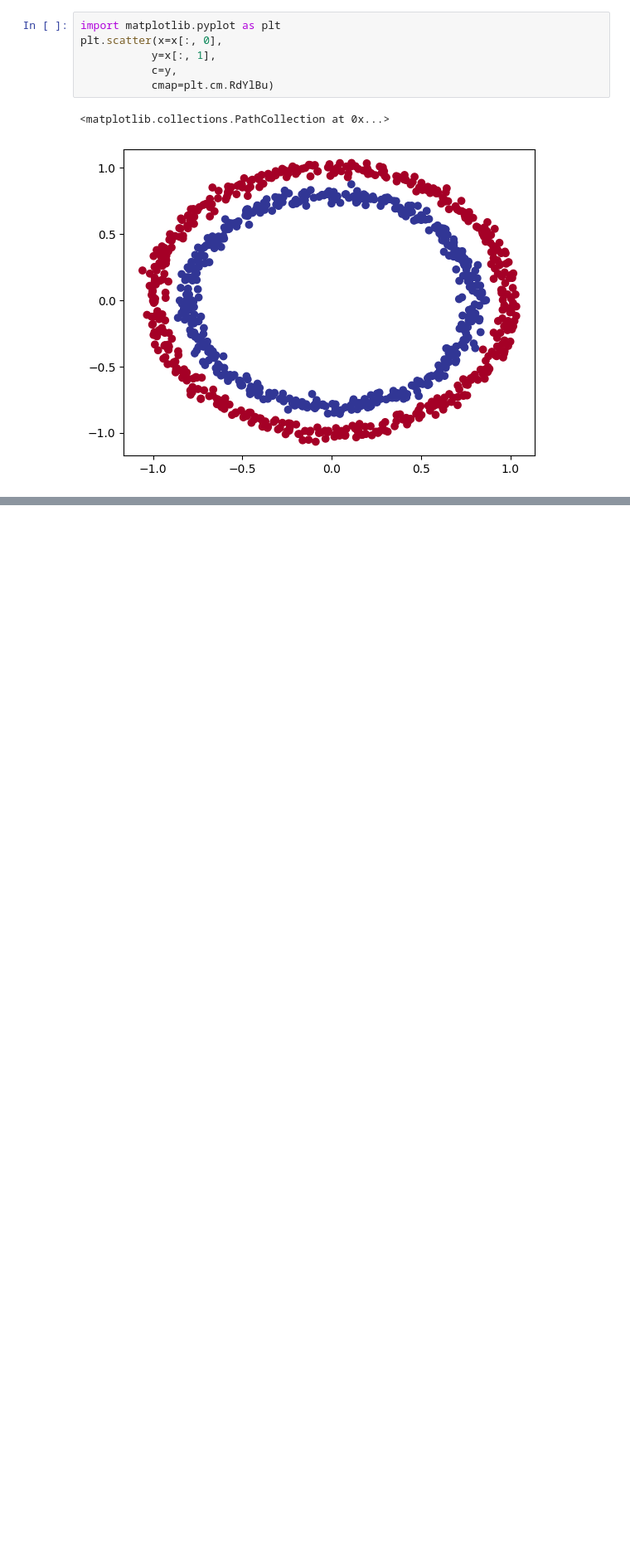
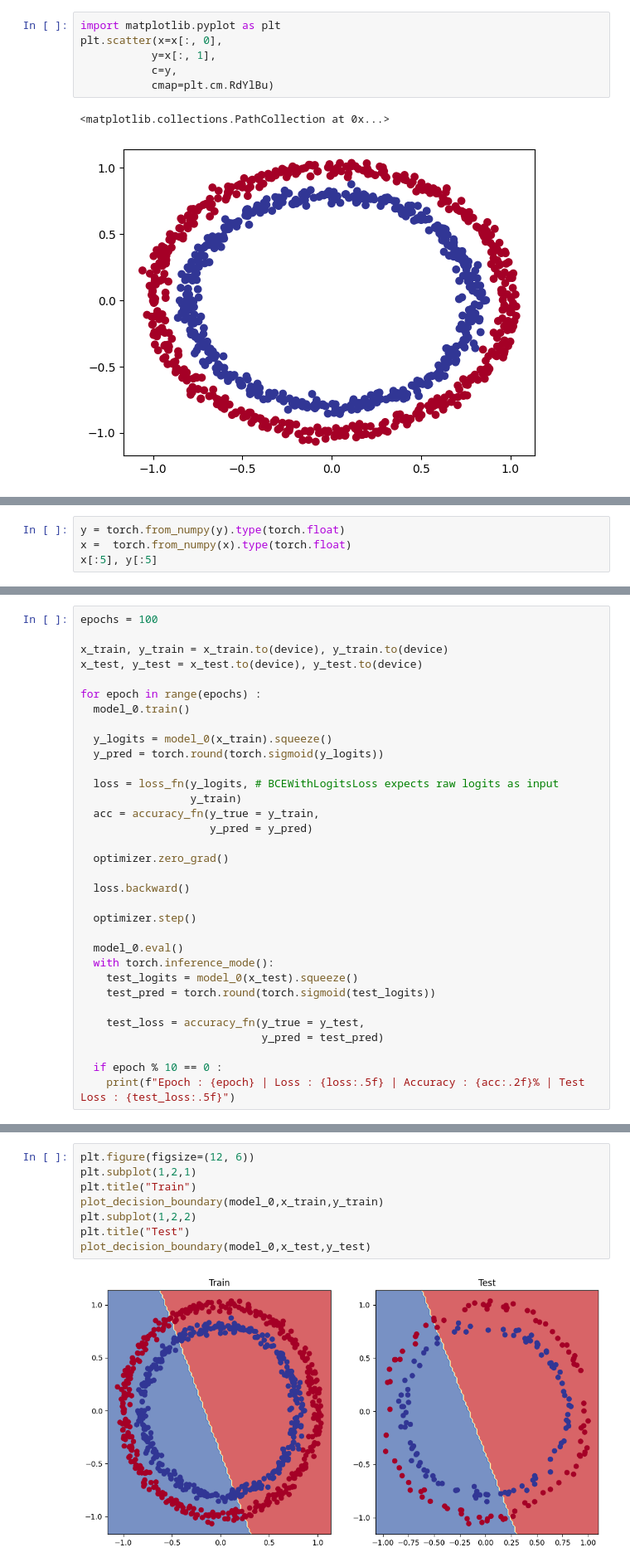
Before and after one commit to tokyustay/pytorch, a Jupyter notebook: PyTorch for Deep Learning & Machine Learning/pytorch02_classification.ipynb, the cells around one changed output, grey strips where cells are left out. Shown: that part at 83% size. Drawn from its saved outputs; the diff is of its cells as text; blank space fills up the shorter version.

```diff
--- a/PyTorch for Deep Learning & Machine Learning/pytorch02_classification.ipynb
+++ b/PyTorch for Deep Learning & Machine Learning/pytorch02_classification.ipynb
@@ -55,0 +96,4 @@ plt.scatter(x=x[:, 0],
+# %%
+y = torch.from_numpy(y).type(torch.float)
+x =  torch.from_numpy(x).type(torch.float)
+x[:5], y[:5]
@@ -55,0 +290,33 @@ plt.scatter(x=x[:, 0],
+# %%
+epochs = 100
+
+x_train, y_train = x_train.to(device), y_train.to(device)
+x_test, y_test = x_test.to(device), y_test.to(device)
+
+for epoch in range(epochs) :
+  model_0.train()
+
+  y_logits = model_0(x_train).squeeze()
+  y_pred = torch.round(torch.sigmoid(y_logits))
+
+  loss = loss_fn(y_logits, # BCEWithLogitsLoss expects raw logits as input
+                 y_train)
+  acc = accuracy_fn(y_true = y_train,
+                    y_pred = y_pred)
+
+  optimizer.zero_grad()
+
+  loss.backward()
+
+  optimizer.step()
+
+  model_0.eval()
+  with torch.inference_mode():
+    test_logits = model_0(x_test).squeeze()
+    test_pred = torch.round(torch.sigmoid(test_logits))
+
+    test_loss = accuracy_fn(y_true = y_test,
+                            y_pred = test_pred)
+
+  if epoch % 10 == 0 :
+    print(f"Epoch : {epoch} | Loss : {loss:.5f} | Accuracy : {acc:.2f}% | Test Loss : {test_loss:.5f}")
@@ -55,0 +352,10 @@ plt.scatter(x=x[:, 0],
+# %%
+plt.figure(figsize=(12, 6))
+plt.subplot(1,2,1)
+plt.title("Train")
+plot_decision_boundary(model_0,x_train,y_train)
+plt.subplot(1,2,2)
+plt.title("Test")
+plot_decision_boundary(model_0,x_test,y_test)
+# %% [output]
+[figure, added]
```
Also changed, not shown: parts of 36 cells of this notebook.
